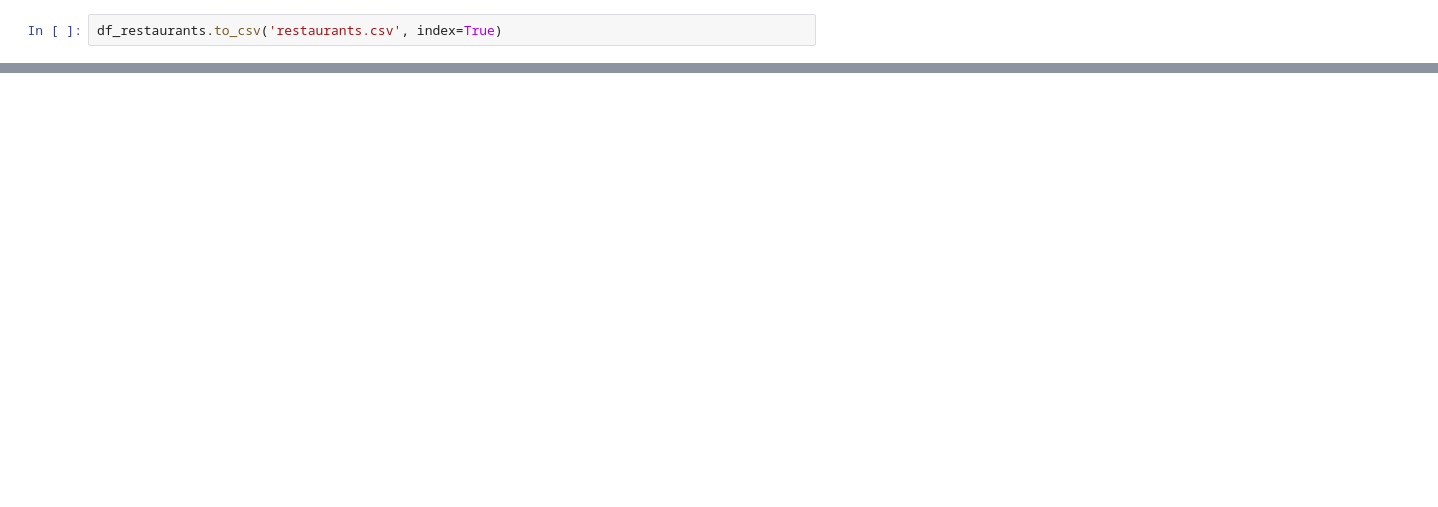
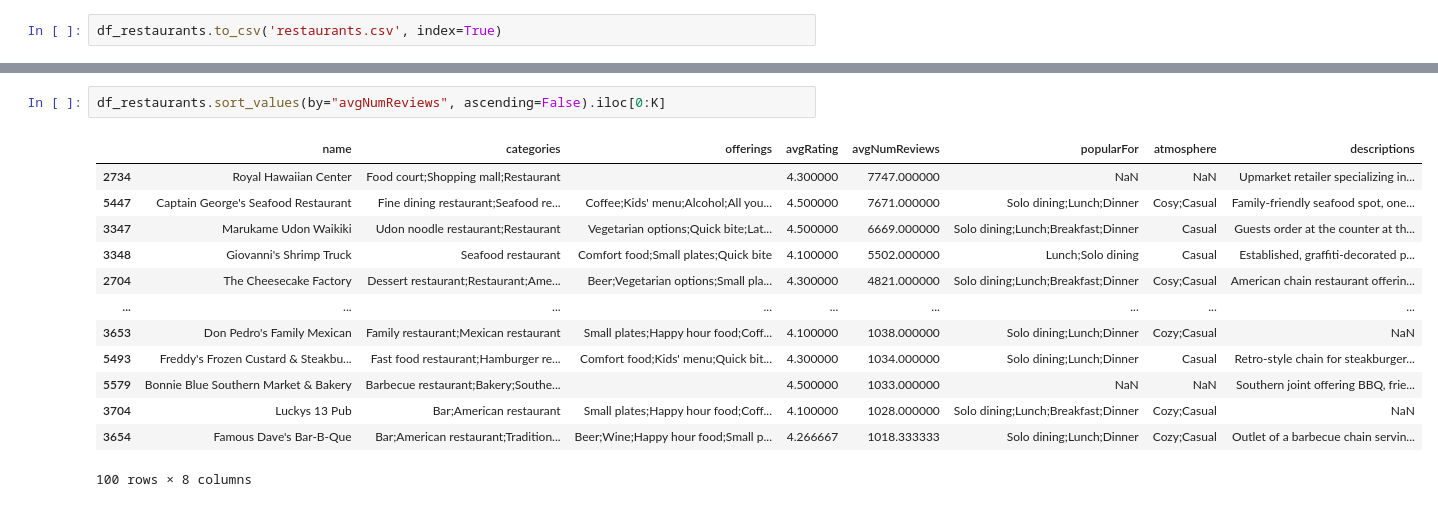
Before and after one commit to pedrozavalat/iic3633-proyecto, a Jupyter notebook: utils/iic3633_restaurants_datagen.ipynb, the cells around one changed output, grey strips where cells are left out. Drawn from its saved outputs; the diff is of its cells as text; blank space fills up the shorter version.

```diff
--- a/utils/iic3633_restaurants_datagen.ipynb
+++ b/utils/iic3633_restaurants_datagen.ipynb
@@ -166,0 +199,16 @@ df_restaurants.to_csv('restaurants.csv', index=True)
+# %%
+df_restaurants.sort_values(by="avgNumReviews", ascending=False).iloc[0:K]
+# %% [output]
+|  | name | categories | offerings | avgRating | avgNumReviews | popularFor | atmosphere | descriptions |
+| 2734 | Royal Hawaiian Center | Food court;Shopping mall;Restaurant |  | 4.300000 | 7747.000000 | NaN | NaN | Upmarket retailer specializing in... |
+| 5447 | Captain George's Seafood Restaurant | Fine dining restaurant;Seafood re... | Coffee;Kids' menu;Alcohol;All you... | 4.500000 | 7671.000000 | Solo dining;Lunch;Dinner | Cosy;Casual | Family-friendly seafood spot, one... |
+| 3347 | Marukame Udon Waikiki | Udon noodle restaurant;Restaurant | Vegetarian options;Quick bite;Lat... | 4.500000 | 6669.000000 | Solo dining;Lunch;Breakfast;Dinner | Casual | Guests order at the counter at th... |
+| 3348 | Giovanni's Shrimp Truck | Seafood restaurant | Comfort food;Small plates;Quick bite | 4.100000 | 5502.000000 | Lunch;Solo dining | Casual | Established, graffiti-decorated p... |
+| 2704 | The Cheesecake Factory | Dessert restaurant;Restaurant;Ame... | Beer;Vegetarian options;Small pla... | 4.300000 | 4821.000000 | Solo dining;Lunch;Breakfast;Dinner | Cosy;Casual | American chain restaurant offerin... |
+| ... | ... | ... | ... | ... | ... | ... | ... | ... |
+| 3653 | Don Pedro's Family Mexican | Family restaurant;Mexican restaurant | Small plates;Happy hour food;Coff... | 4.100000 | 1038.000000 | Solo dining;Lunch;Dinner | Cozy;Casual | NaN |
+| 5493 | Freddy's Frozen Custard & Steakbu... | Fast food restaurant;Hamburger re... | Comfort food;Kids' menu;Quick bit... | 4.300000 | 1034.000000 | Solo dining;Lunch;Dinner | Casual | Retro-style chain for steakburger... |
+| 5579 | Bonnie Blue Southern Market & Bakery | Barbecue restaurant;Bakery;Southe... |  | 4.500000 | 1033.000000 | NaN | NaN | Southern joint offering BBQ, frie... |
+| 3704 | Luckys 13 Pub | Bar;American restaurant | Small plates;Happy hour food;Coff... | 4.100000 | 1028.000000 | Solo dining;Lunch;Breakfast;Dinner | Cozy;Casual | NaN |
+| 3654 | Famous Dave's Bar-B-Que | Bar;American restaurant;Tradition... | Beer;Wine;Happy hour food;Small p... | 4.266667 | 1018.333333 | Solo dining;Lunch;Dinner | Cozy;Casual | Outlet of a barbecue chain servin... |
+100 rows × 8 columns
```
Also changed, not shown: parts of 11 cells of this notebook.
